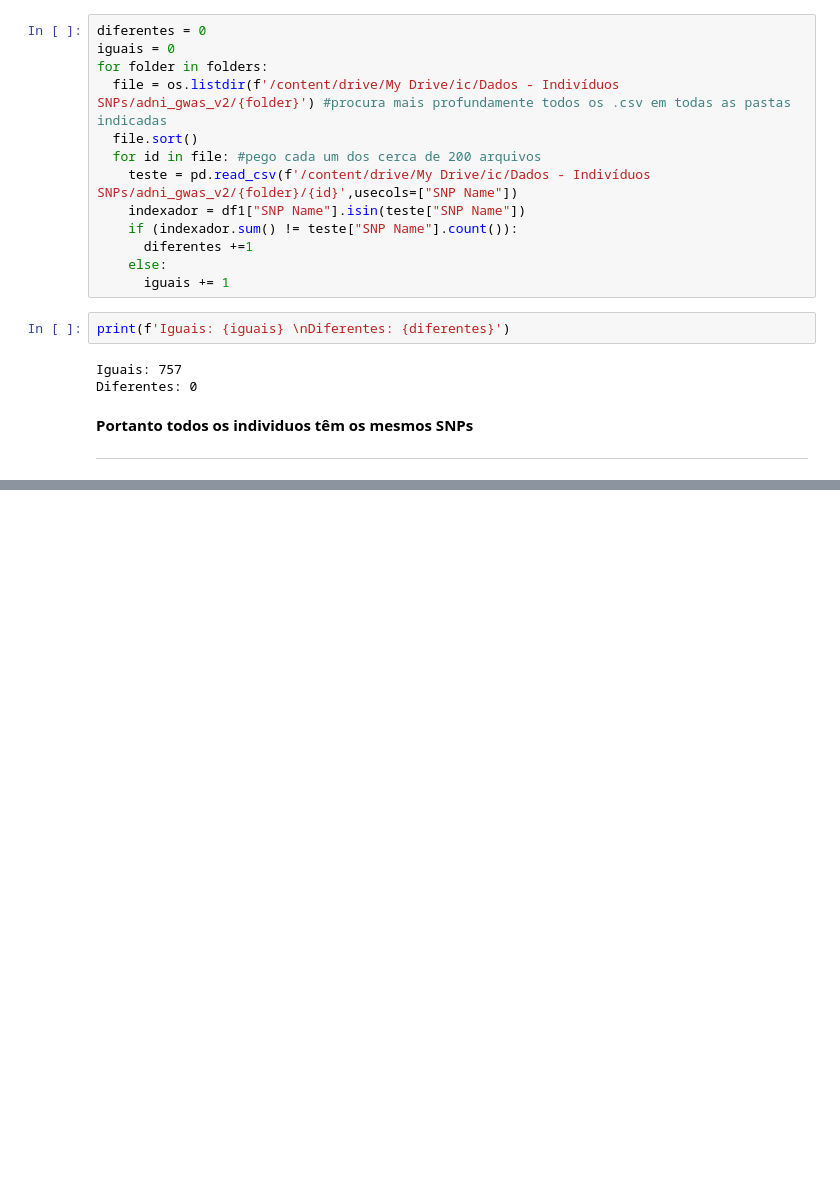
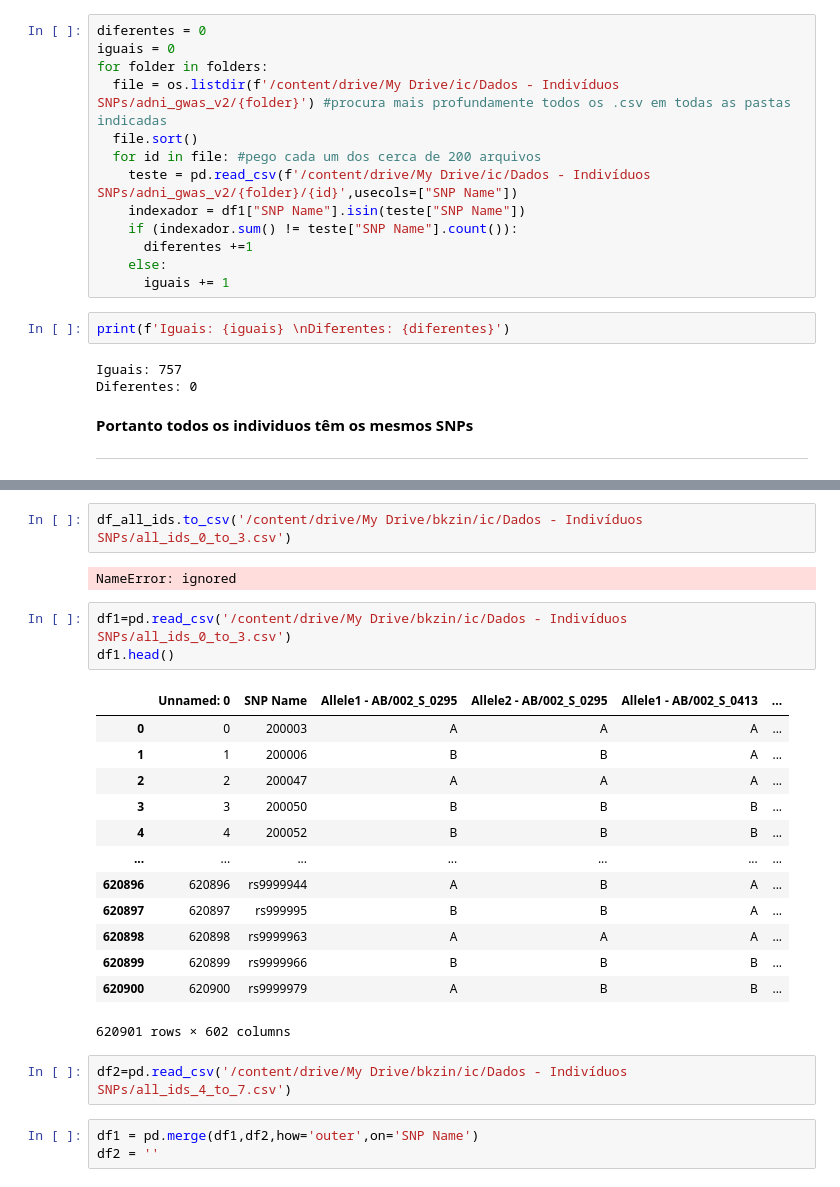
Before and after one commit to julianafalves/ic, a Jupyter notebook: Códigos/AnaliseDados.ipynb, the cells around one changed output, grey strips where cells are left out. Saved outputs shown, nothing was run; the diff lists cells and outputs as text; blank space fills up the shorter version.

```diff
--- a/Códigos/AnaliseDados.ipynb
+++ b/Códigos/AnaliseDados.ipynb
@@ -87,0 +124,26 @@ Diferentes: 0
+# %%
+df_all_ids.to_csv('/content/drive/My Drive/bkzin/ic/Dados - Indivíduos SNPs/all_ids_0_to_3.csv')
+# %% [output]
+NameError: ignored
+# %%
+df1=pd.read_csv('/content/drive/My Drive/bkzin/ic/Dados - Indivíduos SNPs/all_ids_0_to_3.csv')
+df1.head()
+# %% [output]
+|  | Unnamed: 0 | SNP Name | Allele1 - AB/002_S_0295 | Allele2 - AB/002_S_0295 | Allele1 - AB/002_S_0413 | ... |
+| 0 | 0 | 200003 | A | A | A | ... |
+| 1 | 1 | 200006 | B | B | A | ... |
+| 2 | 2 | 200047 | A | A | A | ... |
+| 3 | 3 | 200050 | B | B | B | ... |
+| 4 | 4 | 200052 | B | B | B | ... |
+| ... | ... | ... | ... | ... | ... | ... |
+| 620896 | 620896 | rs9999944 | A | B | A | ... |
+| 620897 | 620897 | rs999995 | B | B | A | ... |
+| 620898 | 620898 | rs9999963 | A | A | A | ... |
+| 620899 | 620899 | rs9999966 | B | B | B | ... |
+| 620900 | 620900 | rs9999979 | A | B | B | ... |
+620901 rows × 602 columns
+# %%
+df2=pd.read_csv('/content/drive/My Drive/bkzin/ic/Dados - Indivíduos SNPs/all_ids_4_to_7.csv')
+# %%
+df1 = pd.merge(df1,df2,how='outer',on='SNP Name')
+df2 = ''
```
Also changed, not shown: parts of 6 cells of this notebook, 17 other files.
